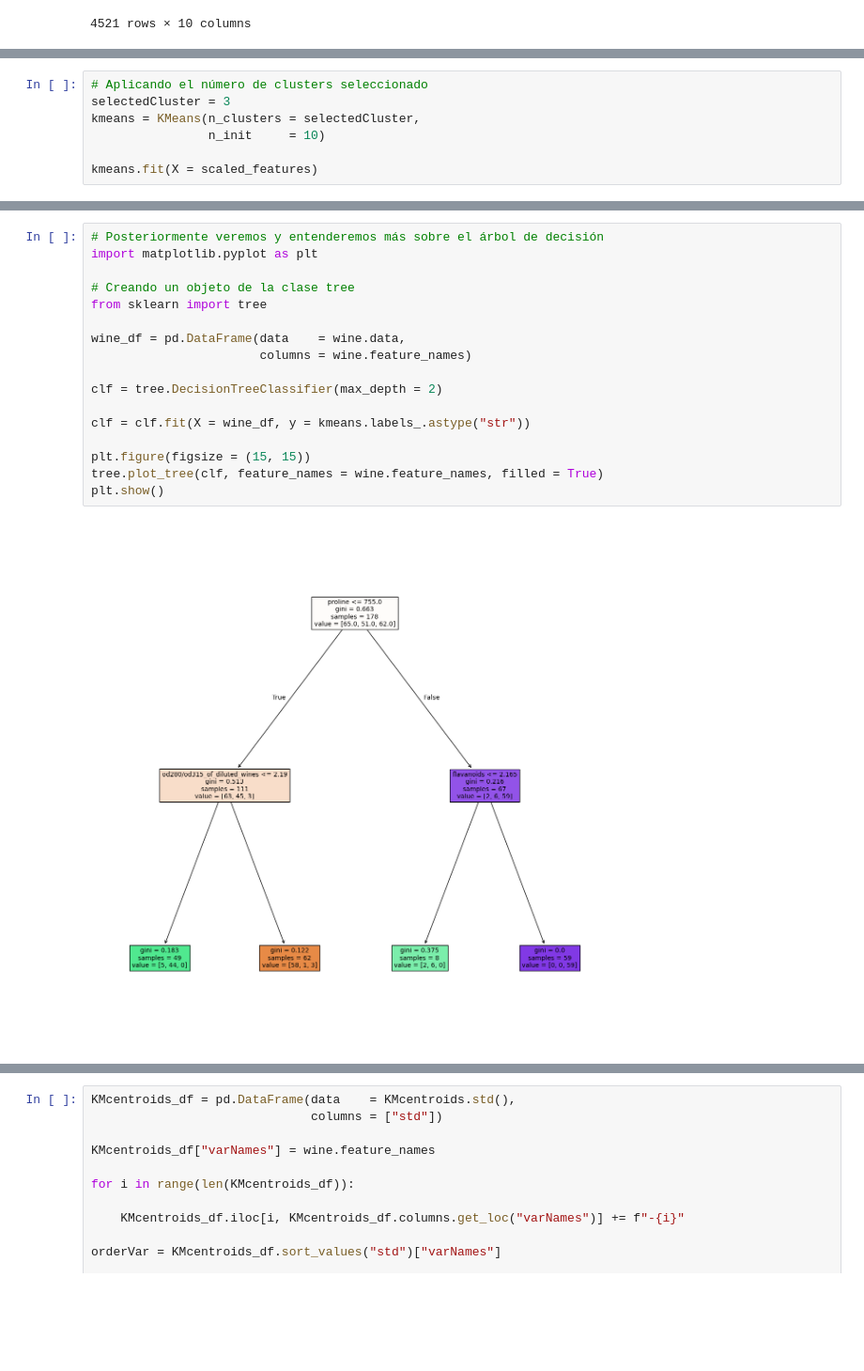
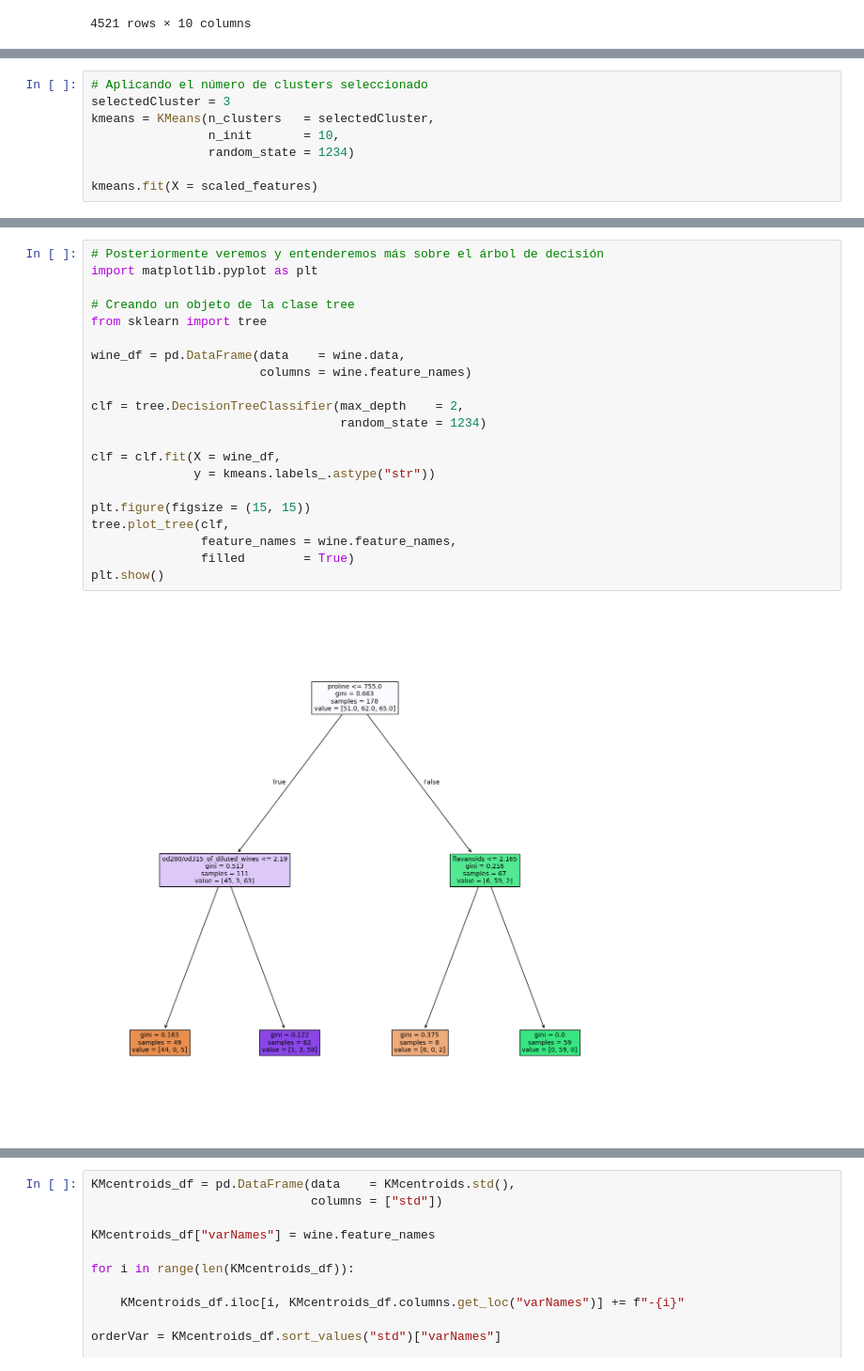
Before and after one commit to maalid/DS_MII_2025-20, a Jupyter notebook: clases/C2/02 kmeans.ipynb, the cells around one changed output, grey strips where cells are left out. Shown at 94% size. Drawn from its saved outputs; the diff is of its cells as text; blank space fills up the shorter version.

```diff
--- a/clases/C2/02 kmeans.ipynb
+++ b/clases/C2/02 kmeans.ipynb
@@ -630,8 +761,9 @@ wcd_df["sse"] = sse
 # %%
 # Aplicando el número de clusters seleccionado
 selectedCluster = 3
-kmeans = KMeans(n_clusters = selectedCluster,
-                n_init     = 10)
+kmeans = KMeans(n_clusters   = selectedCluster,
+                n_init       = 10,
+                random_state = 1234)
 
 kmeans.fit(X = scaled_features)
 # %% [output]
@@ -651,20 +783,24 @@ Name: count, dtype: int64
 # %%
 # Posteriormente veremos y entenderemos más sobre el árbol de decisión
 import matplotlib.pyplot as plt
 
 # Creando un objeto de la clase tree
 from sklearn import tree
 
 wine_df = pd.DataFrame(data    = wine.data,
                        columns = wine.feature_names)
 
-clf = tree.DecisionTreeClassifier(max_depth = 2)
+clf = tree.DecisionTreeClassifier(max_depth    = 2,
+                                  random_state = 1234)
 
-clf = clf.fit(X = wine_df, y = kmeans.labels_.astype("str"))
+clf = clf.fit(X = wine_df,
+              y = kmeans.labels_.astype("str"))
 
 plt.figure(figsize = (15, 15))
-tree.plot_tree(clf, feature_names = wine.feature_names, filled = True)
+tree.plot_tree(clf,
+               feature_names = wine.feature_names,
+               filled        = True)
 plt.show()
 # %% [output]
-[figure, old version]
+[figure, new version]
 # %% [markdown]
```
Also changed, not shown: parts of 72 cells of this notebook, 8 other files.
